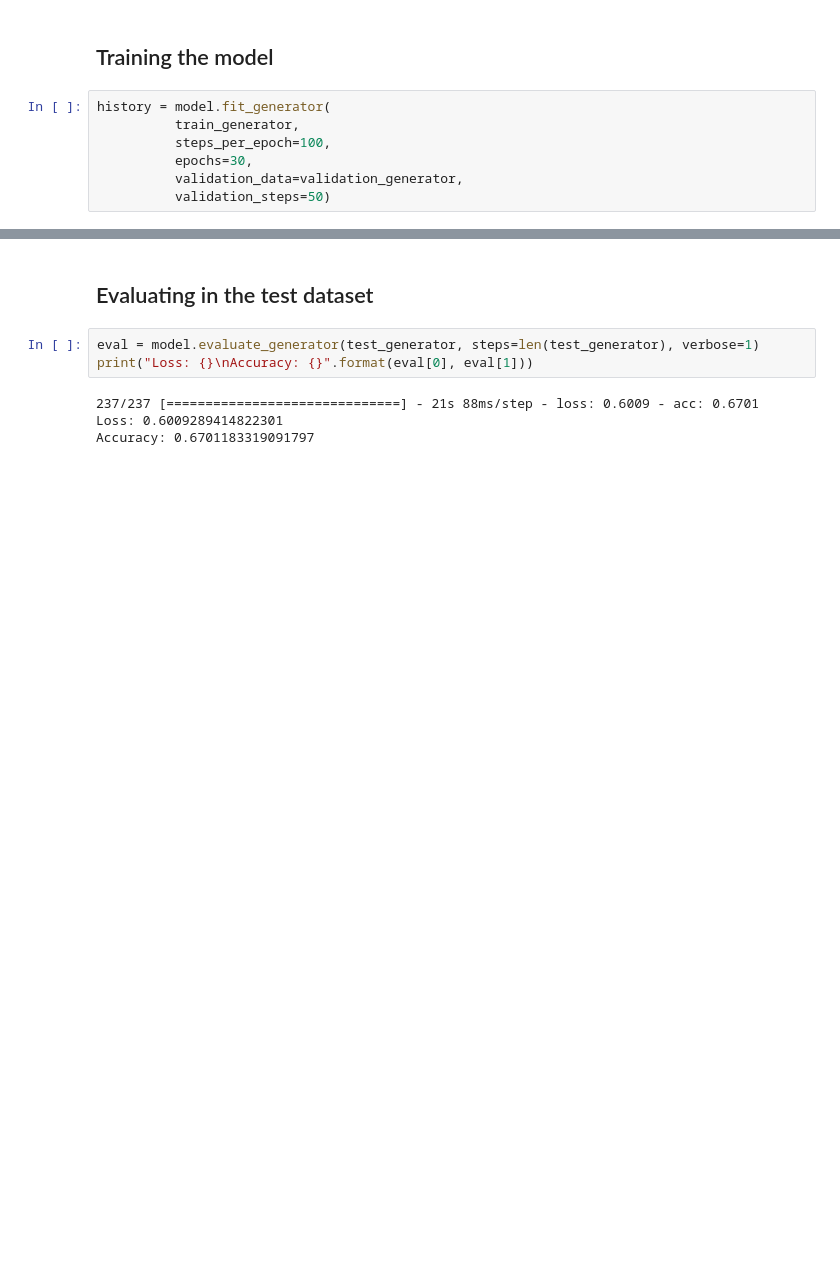
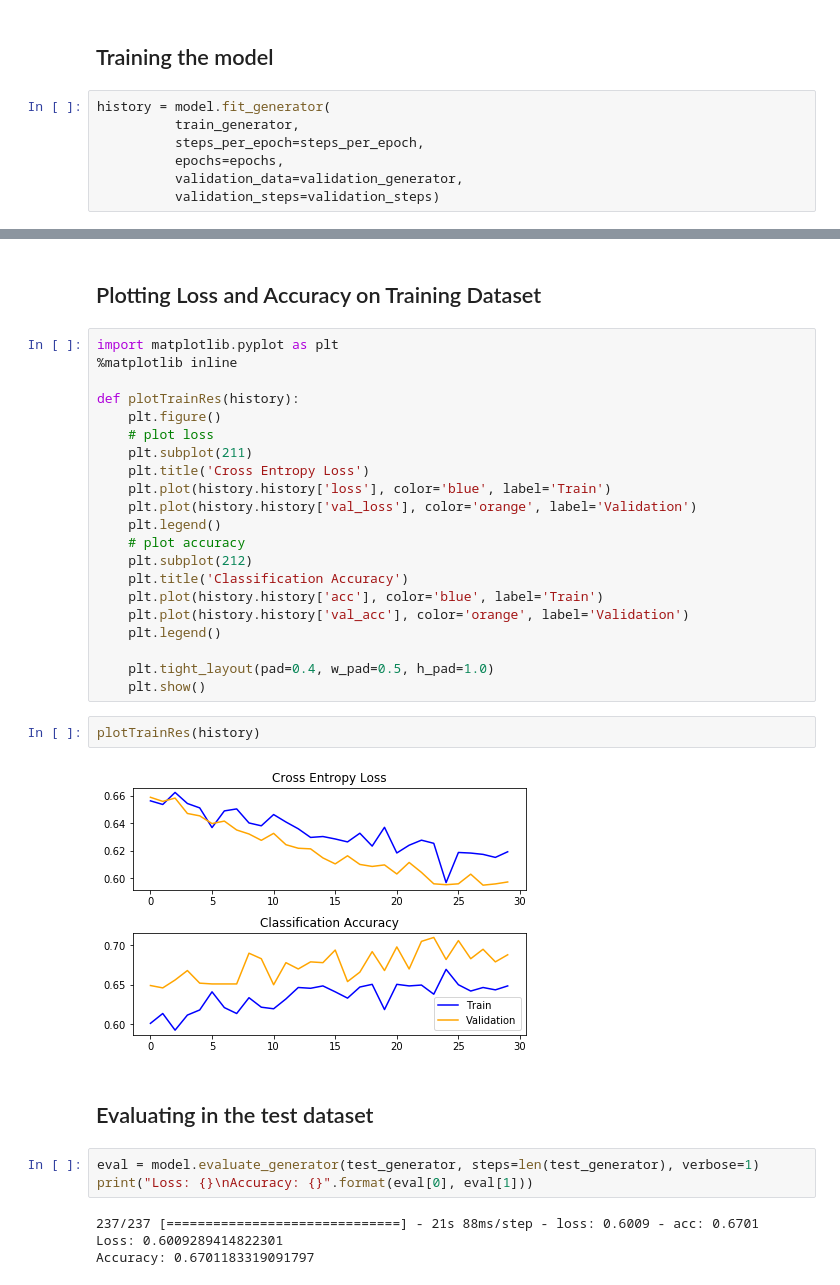
Before and after one commit to cleversonahum/UFPA-DeepLearning, a Jupyter notebook: convnets-catdog/convnets-catdog.ipynb, the cells around one changed output, grey strips where cells are left out. Cells and saved outputs as stored; diff of their text form; blank space fills up the shorter version.

```diff
--- a/convnets-catdog/convnets-catdog.ipynb
+++ b/convnets-catdog/convnets-catdog.ipynb
@@ -227,10 +236,10 @@ _________________________________________________________________
 # %%
 history = model.fit_generator(
           train_generator,
-          steps_per_epoch=100,
-          epochs=30,
+          steps_per_epoch=steps_per_epoch,
+          epochs=epochs,
           validation_data=validation_generator,
-          validation_steps=50)
+          validation_steps=validation_steps)
 # %% [output]
 Epoch 1/30
 100/100 [==============================] - 51s 509ms/step - loss: 0.6562 - acc: 0.6010 - val_loss: 0.6588 - val_acc: 0.6490
@@ -249,6 +258,33 @@ Epoch 29/30
 100/100 [==============================] - 44s 436ms/step - loss: 0.6152 - acc: 0.6435 - val_loss: 0.5959 - val_acc: 0.6790
 Epoch 30/30
 100/100 [==============================] - 46s 463ms/step - loss: 0.6192 - acc: 0.6485 - val_loss: 0.5973 - val_acc: 0.6880
+# %% [markdown]
+## Plotting Loss and Accuracy on Training Dataset
+# %%
+import matplotlib.pyplot as plt
+%matplotlib inline
+
+def plotTrainRes(history):
+    plt.figure()
+    # plot loss
+    plt.subplot(211)
+    plt.title('Cross Entropy Loss')
+    plt.plot(history.history['loss'], color='blue', label='Train')
+    plt.plot(history.history['val_loss'], color='orange', label='Validation')
+    plt.legend()
+    # plot accuracy
+    plt.subplot(212)
+    plt.title('Classification Accuracy')
+    plt.plot(history.history['acc'], color='blue', label='Train')
+    plt.plot(history.history['val_acc'], color='orange', label='Validation')
+    plt.legend()
+
+    plt.tight_layout(pad=0.4, w_pad=0.5, h_pad=1.0)
+    plt.show()
+# %%
+plotTrainRes(history)
+# %% [output]
+[figure, added]
 # %% [markdown]
 ## Evaluating in the test dataset
 # %%
```
Also changed, not shown: parts of 5 cells of this notebook.
